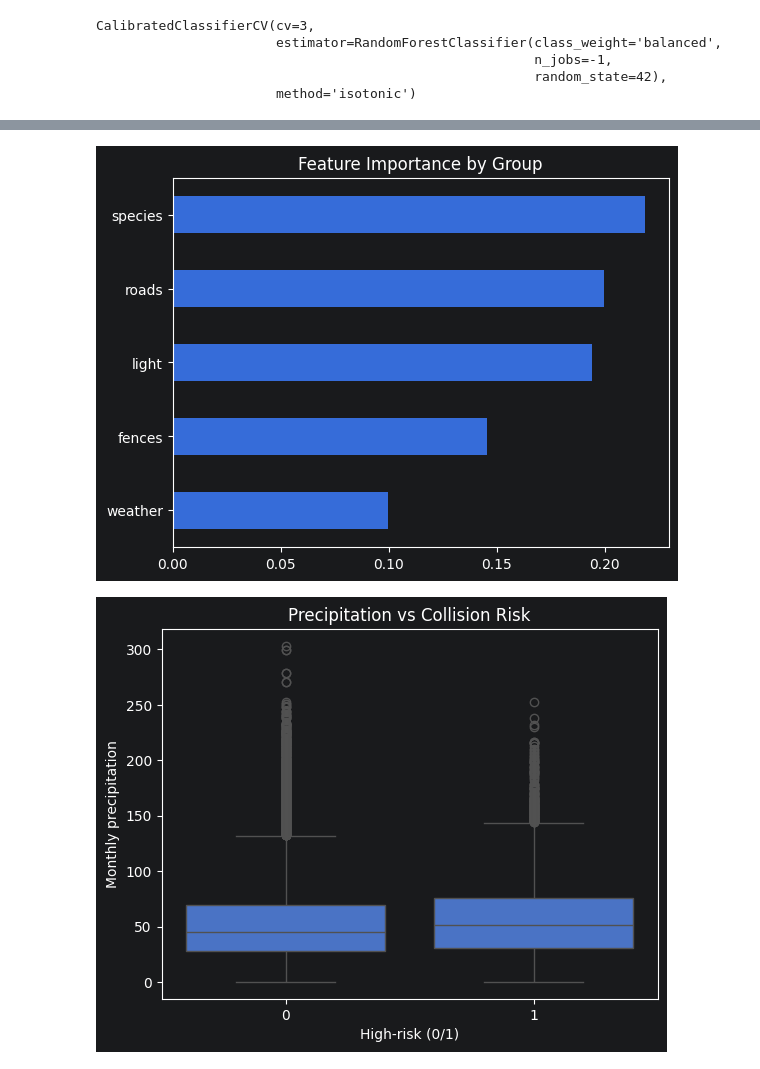
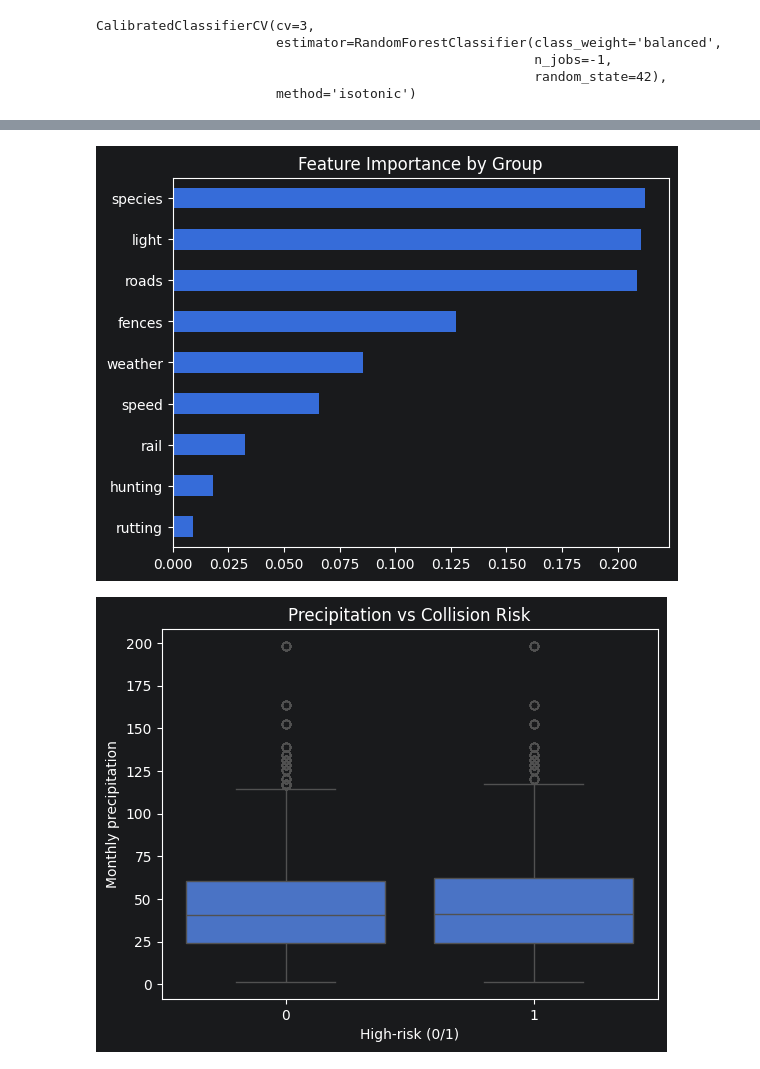
Before and after one commit to aw950309/thesis_boogaloo, a Jupyter notebook: notebooks/test.ipynb, the cells around one changed output, grey strips where cells are left out. Saved outputs shown, nothing was run; the diff lists cells and outputs as text; code cells hidden in the pictures.

Commit message:
Fixat hunting season och rutting season

```diff
--- a/notebooks/test.ipynb
+++ b/notebooks/test.ipynb
@@ -579,7 +500,8 @@ for col in light_lag_cols:
 model_df["month"]             = model_df["period_start"].dt.month
 model_df["month_sin"]         = np.sin(2 * np.pi * model_df["month"] / 12)
 model_df["month_cos"]         = np.cos(2 * np.pi * model_df["month"] / 12)
-model_df["is_hunting_season"] = model_df["month"].isin([10, 11]).astype(int)
+model_df = build_hunting_features(model_df)
+model_df = build_rut_features(model_df)
 
 FEATURES = [
     "road_density", "nearest_road_distance_m",
@@ -589,8 +511,10 @@ FEATURES = [
     "precip_total",
     "moose_lag1", "roe_deer_lag1", "wild_boar_lag1", "fallow_deer_lag1",
     "night_lag1", "dawn_lag1", "day_lag1", "dusk_lag1",
-    "month_sin", "month_cos", "is_hunting_season",
+    "month_sin", "month_cos",
+    "moose_hunting_frac", "wild_boar_hunting_frac", "roe_deer_hunting_frac", "fallow_deer_hunting_frac",
     "speedlimit_mean_weighted", "speedlimit_max", "speedlimit_90plus_share",
+    "moose_rut_frac", "roe_deer_rut_frac","wild_boar_rut_frac","fallow_deer_rut_frac",
 ]
 
 model_df_clean = model_df.dropna(subset=FEATURES).copy()
@@ -633,8 +557,8 @@ def evaluate_time_splits(model_df, features, target, splits):
     fold_importances     = []    # per-fold feature importances
 
     for fold_idx, (train_months, test_months) in enumerate(splits, start=1):
-        train = model_df[model_df["period_start"].isin(train_months)]
-        test  = model_df[model_df["period_start"].isin(test_months)]
+        train = model_df[model_df["period_start"].isin(train_months)].copy()
+        test  = model_df[model_df["period_start"].isin(test_months)].copy()
 
         X_train, y_train = train[features], train[target]
         X_test,  y_test  = test[features],  test[target]
@@ -844,22 +783,26 @@ plt.show()
 # %%
 groups = {
     "roads": ["road_density", "nearest_road_distance_m"],
     "fences": ["fence_density", "fence_near_10km"],
     "weather": ["temp_mean", "temp_min", "temp_max", "precip_total"],
     "species": ["roe_deer_lag1", "moose_lag1", "wild_boar_lag1", "fallow_deer_lag1"],
     "light": ["night_lag1", "day_lag1", "dawn_lag1", "dusk_lag1"],
+    "hunting": ["moose_hunting_frac","wild_boar_hunting_frac","roe_deer_hunting_frac","fallow_deer_hunting_frac",],
+    "rutting": ["moose_rut_frac","roe_deer_rut_frac","wild_boar_rut_frac","fallow_deer_rut_frac",],
+    "speed": ["speedlimit_mean_weighted","speedlimit_90plus_share",],
+    "rail": ["rail_density","rail_near_10km",],
 }
 
 group_importance = {
     k: mean_importance[v].sum()
     for k, v in groups.items()
 }
 
 pd.Series(group_importance).sort_values().plot(kind="barh")
 plt.title("Feature Importance by Group")
 plt.show()
 # %% [output]
-[figure, old version]
+[figure, new version]
 # %%
 import seaborn as sns
 
@@ -869,6 +812,6 @@ plt.ylabel("Monthly precipitation")
 plt.title("Precipitation vs Collision Risk")
 plt.show()
 # %% [output]
-[figure, old version]
+[figure, new version]
 # %%
 model_df_clean.to_csv(
```
Also changed, not shown: parts of 16 cells of this notebook, 2 other files.
